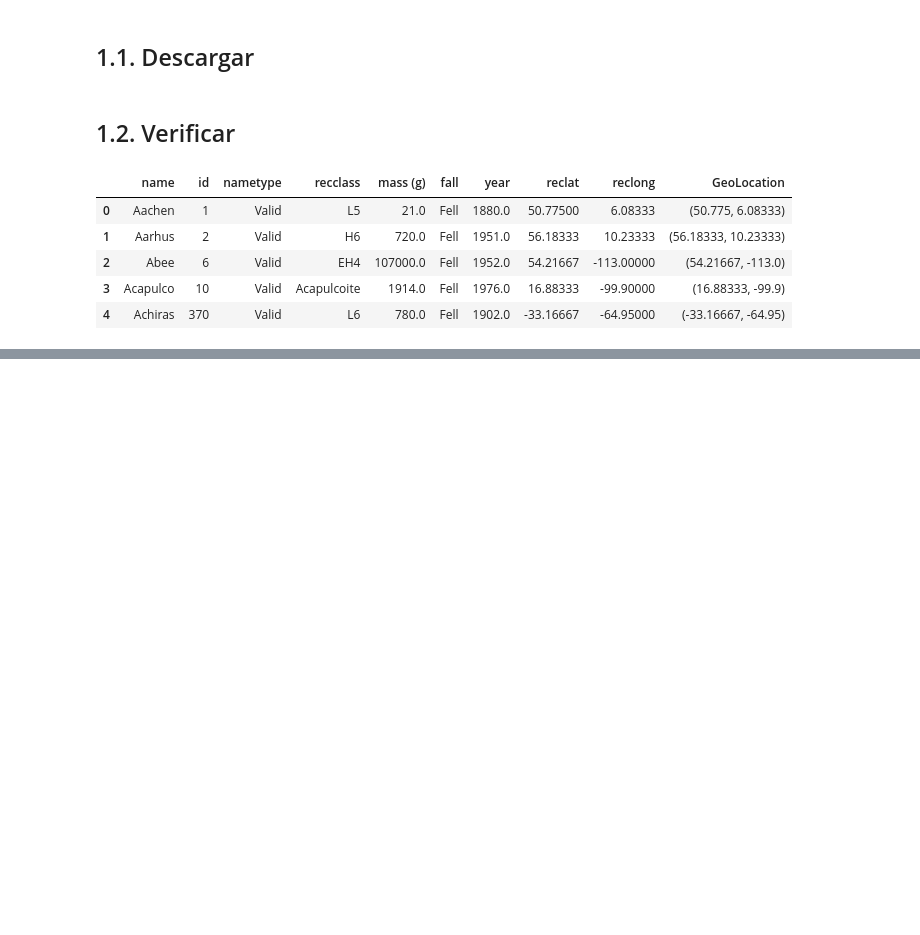
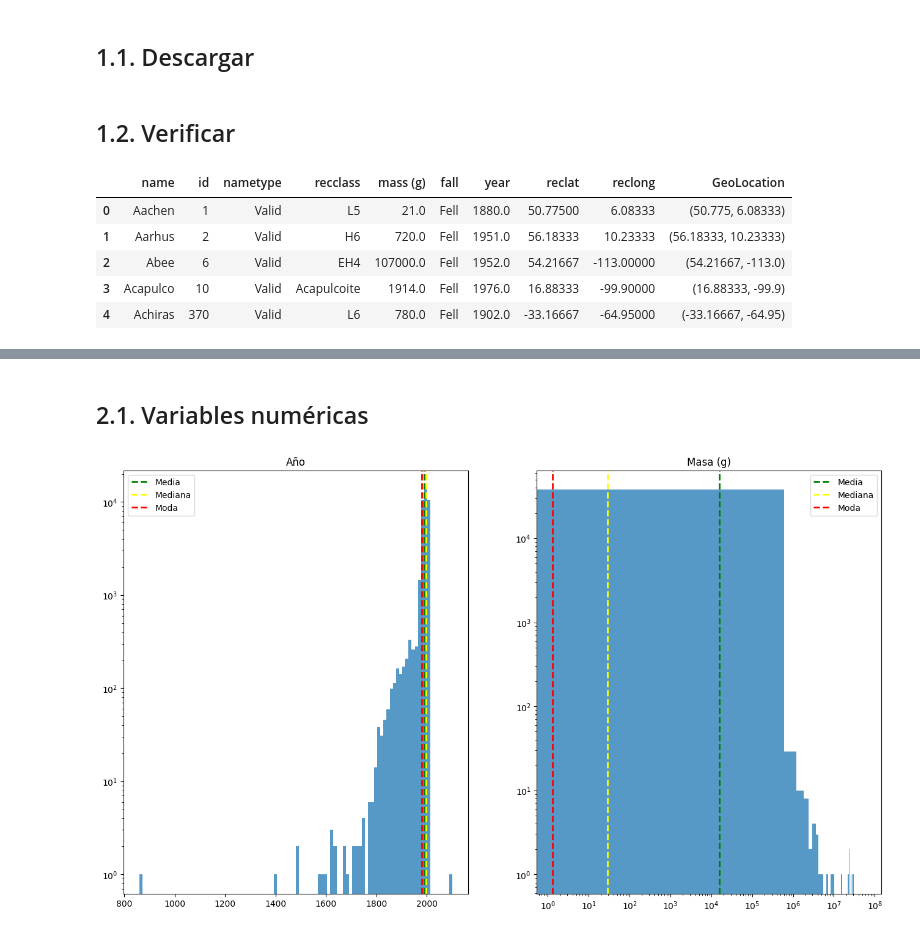
Before and after one commit to uqee/CEIA_Analisis_de_datos_Trabajo_individual_Denis_Zhbankov, a Jupyter notebook: src/main.ipynb, the cells around one changed output, grey strips where cells are left out. Saved outputs shown, nothing was run; the diff lists cells and outputs as text; code cells hidden in the pictures; blank space fills up the shorter version.

```diff
--- a/src/main.ipynb
+++ b/src/main.ipynb
@@ -79,0 +62,15 @@ dtype: int64
+# %%
+dataFrame.drop(columns=['GeoLocation'], inplace=True)
+dataFrame.dropna(inplace=True)
+dataFrame = dataFrame[sorted(dataFrame.columns)]
+dataFrame = dataFrame.astype({
+    'fall': 'category',
+    'id': 'int32',
+    'mass (g)': 'float32',
+    'nametype': 'category',
+    'recclass': 'category',
+    'reclat': 'float32',
+    'reclong': 'float32',
+    'year': 'int32',
+})
+dataFrame.info()
@@ -79,0 +108,25 @@ dtype: int64
+# %% [markdown]
+## 2.1. Variables numéricas
+# %%
+_, axes = matplotlib.pyplot.subplots(1, 2, figsize=(16, 9))
+
+axes[0].axvline(dataFrame['year'].mean(), color='green', ls='--', lw=2, label='Media')
+axes[0].axvline(dataFrame['year'].median(), color='yellow', ls='--', lw=2, label='Mediana')
+axes[0].axvline(dataFrame['year'].mode()[0], color='red', ls='--', lw=2, label='Moda')
+axes[0].hist(dataFrame['year'], alpha=0.75, bins=100)
+axes[0].legend()
+axes[0].set_title('Año')
+axes[0].set_yscale('log')
+
+axes[1].axvline(dataFrame['mass (g)'].mean(), color='green', ls='--', lw=2, label='Media')
+axes[1].axvline(dataFrame['mass (g)'].median(), color='yellow', ls='--', lw=2, label='Mediana')
+axes[1].axvline(dataFrame['mass (g)'].mode()[0], color='red', ls='--', lw=2, label='Moda')
+axes[1].hist(dataFrame['mass (g)'], alpha=0.75, bins=100)
+axes[1].legend()
+axes[1].set_title('Masa (g)')
+axes[1].set_xscale('log')
+axes[1].set_yscale('log')
+
+matplotlib.pyplot.show()
+# %% [output]
+[figure, added]
```
Also changed, not shown: parts of 16 cells of this notebook, 2 other files.
